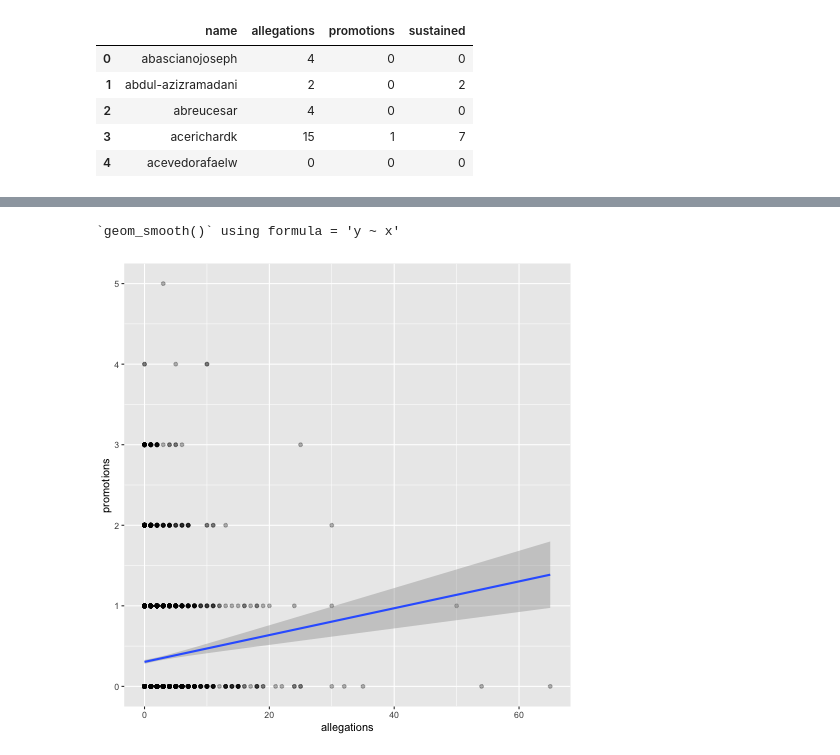
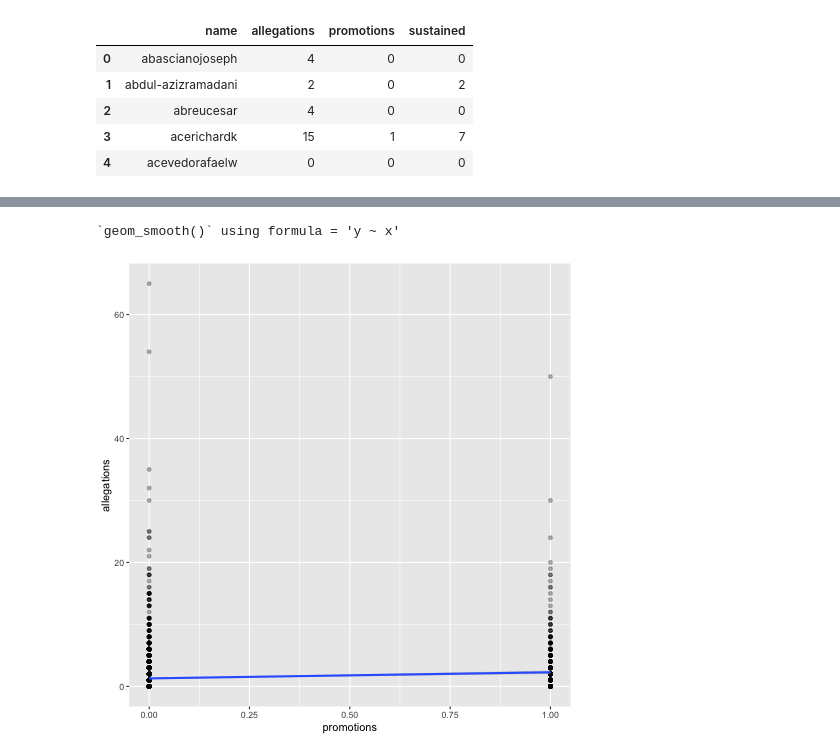
Before and after one commit to jakeneenan/hypothesis-testing, a Jupyter notebook: notebook.ipynb, the cells around one changed output, grey strips where cells are left out. Saved outputs shown, nothing was run; the diff lists cells and outputs as text; code cells hidden in the pictures.

```diff
--- a/notebook.ipynb
+++ b/notebook.ipynb
@@ -71,9 +165,12 @@ Signif. codes:  0 ‘***’ 0.001 ‘**’ 0.01 ‘*’ 0.05 ‘.’ 0.1 ‘ ’
+# %%
+test_df = summary_df[summary_df.promotions < 2]
 # %%
-%%R -i summary_df
+%%R -i test_df
 
-library(ggplot2)
+# plotting a linear model
 
-ggplot(summary_df, aes(x = allegations, y = promotions)) + geom_point(alpha = 0.3) + geom_smooth(method = 'lm')
+ggplot(test_df, aes(x = promotions, y = allegations)) + geom_point(alpha = 0.3) +
+geom_smooth(method = 'lm')
 # %% [output]
 `geom_smooth()` using formula = 'y ~ x'
-[figure, old version]
+[figure, new version]
```
Also changed, not shown: parts of 26 cells of this notebook.
